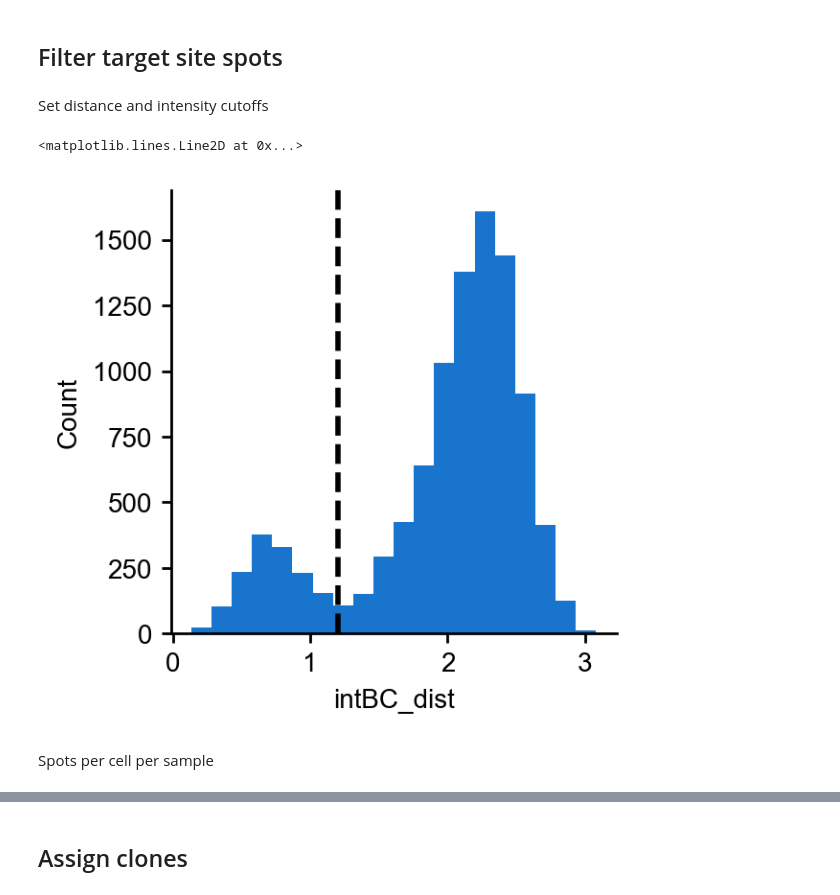
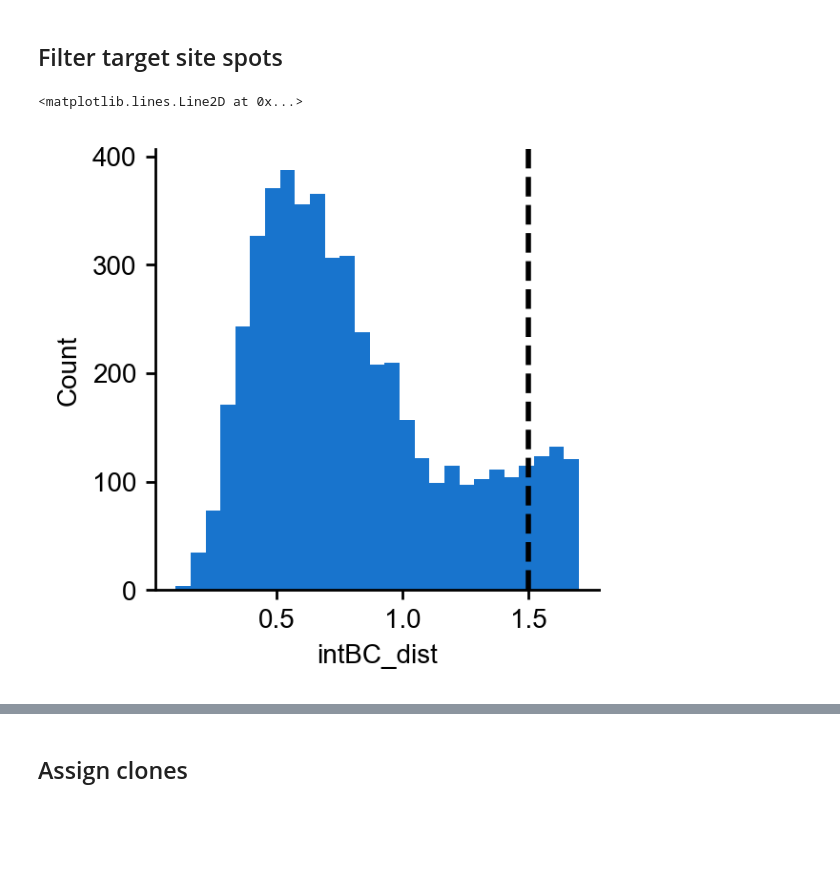
Before and after one commit to jweissmanlab/PEtracer-2025, a Jupyter notebook: preedited/process_merfish_invitro.ipynb, the cells around one changed output, grey strips where cells are left out. Saved outputs shown, nothing was run; the diff lists cells and outputs as text; code cells hidden in the pictures; blank space fills up the shorter version.

```diff
--- a/preedited/process_merfish_invitro.ipynb
+++ b/preedited/process_merfish_invitro.ipynb
@@ -44,39 +31,39 @@ Configure plotting
-# %%
-plt.rcParams['figure.figsize'] = [3, 3]
-plt.rcParams['figure.dpi'] = 200
-plt.rcParams['axes.prop_cycle'] = plt.cycler(color=colors[1:])
 # %% [markdown]
 ## Load data
 # %% [markdown]
 Specify samples and names
 # %%
-samples = {"4T1_preedited":Path("/lab/weissman_imaging/wcolgan/MERFISH_Data/20240426-fullyEdited4T1_ingel_IntBCv2_combinedEditv3")}
+samples = {"4T1_preedited":Path("/lab/weissman_imaging/4T1/240426_preedited_invitro")}
 # %% [markdown]
 Cells
 # %%
 cells = []
 for sample, path in samples.items():
-    sample_cells = gpd.read_file(path / "cells.json")
-    sample_cells.crs = None
+    sample_cells = pd.read_csv(path / "polygons_metadata.csv")
+    sample_polygons = gpd.read_file(path / "polygons_union.json").set_crs(None, allow_override=True)
+    sample_cells = sample_polygons.merge(sample_cells, on="cell")
     sample_cells["sample"] = sample
-    sample_cells["cellBC"] = (sample + "-" + sample_cells["cell"].astype(str))
+    sample_cells["cellBC"] = (sample + "-" + sample_cells["cell"].astype(str).values)
     cells.append(sample_cells.drop(columns=["cell"]))
-cells = gpd.GeoDataFrame(pd.concat(cells, ignore_index=True))
+cells = pd.concat(cells, ignore_index=True)
 cells.index = cells.cellBC.values
 adata = ad.AnnData(obs=cells)
-adata.obs["type"] = "normal"
+adata.obs["type"] = "tracing"
+adata.obs["type"] = pd.Categorical(adata.obs["type"],
+       categories=["tracing", "non-tracing", "doublet", "low_detection", "low_umi", "high_mito"])
+adata.obsm["spatial"] = cells[["centroid_x", "centroid_y"]].values
 # %% [markdown]
 Target site
 # %%
 alleles = []
 for sample, path in samples.items():
     sample_alleles =  pd.read_csv(f"{path}/decoded_spots.csv",keep_default_na=False,index_col=0)
-    sample_alleles["intensity"] = sample_alleles["intensity"].apply(ast.literal_eval)
     sample_alleles["sample"] = sample
-    sample_alleles["cellBC"] = (sample + "-" + sample_cells["cell"].astype(str))
+    sample_alleles["cellBC"] = (sample + "-" + sample_alleles["cell"].astype(str).values)
     alleles.append(sample_alleles)
 alleles = pd.concat(alleles)
 alleles = alleles[alleles["cellBC"].isin(cells.cellBC)]
+alleles.rename(columns={"intBC":"intID"},inplace=True)
 # %% [markdown]
 ## Imaging statistics
 # %% [markdown]
@@ -102,13 +94,8 @@ filtered_alleles = alleles.query("cellBC.isin(@normal_cells)").copy()
-# %% [markdown]
-Set distance and intensity cutoffs
 # %%
-max_dist = 1.2
-unique_alleles = filtered_alleles.sort_values("intBC_intensity",ascending = False).groupby(
-    ["intID","cellBC"]).first().reset_index()
-sns.histplot(data = unique_alleles.sample(10000),x = "intBC_dist",hue = "sample",legend=False,multiple="stack",linewidth=0,bins = 20,alpha = 1)
-plt.axvline(max_dist, linestyle="--",color = "black")
+min_intBC_dist = 1.5
+filtered_alleles = alleles.query("intBC_dist < @min_intBC_dist").copy()
+sns.histplot(data =alleles.sample(5000), x = "intBC_dist",color = colors[1],linewidth = 0,alpha = 1)
+plt.axvline(min_intBC_dist, linestyle="--",color = "black")
 # %% [output]
 <matplotlib.lines.Line2D at 0x...>
-[figure, old version]
+[figure, new version]
-# %% [markdown]
-Spots per cell per sample
```
Also changed, not shown: parts of 42 cells of this notebook, 39 other files.
